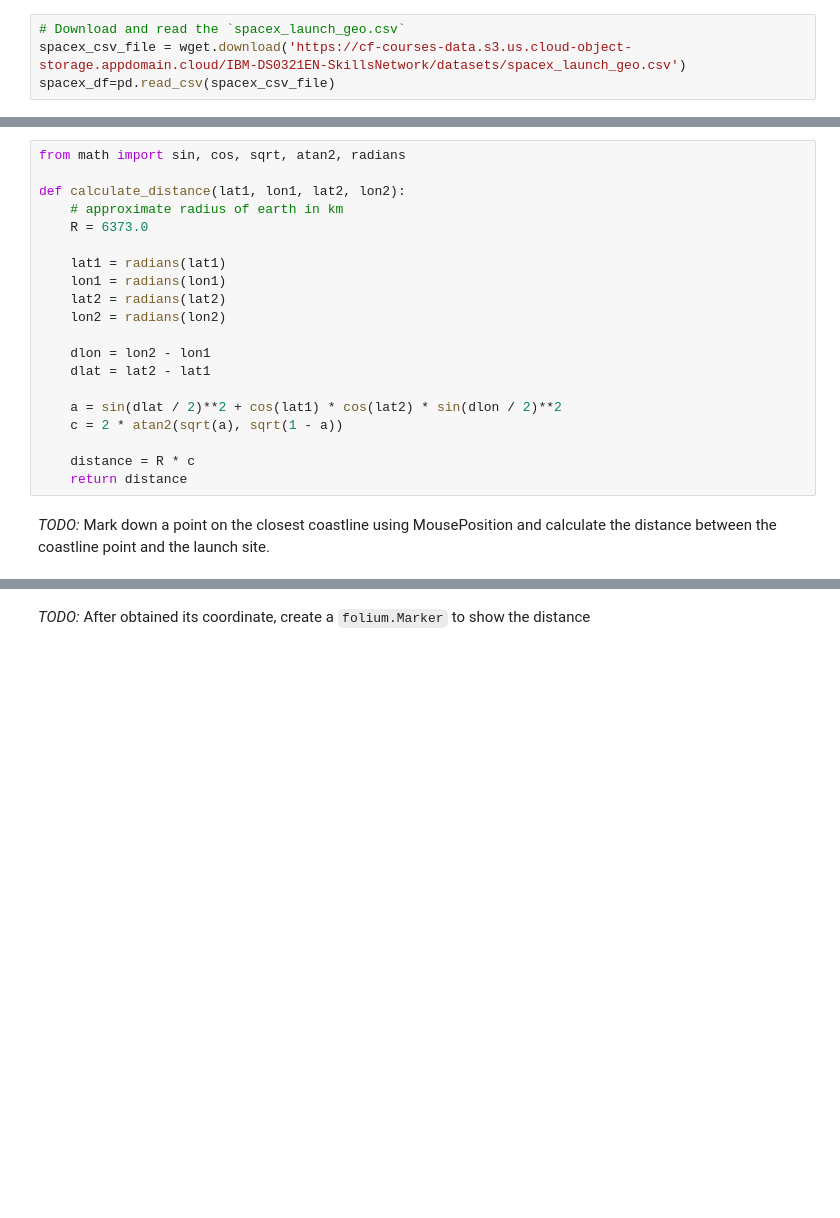
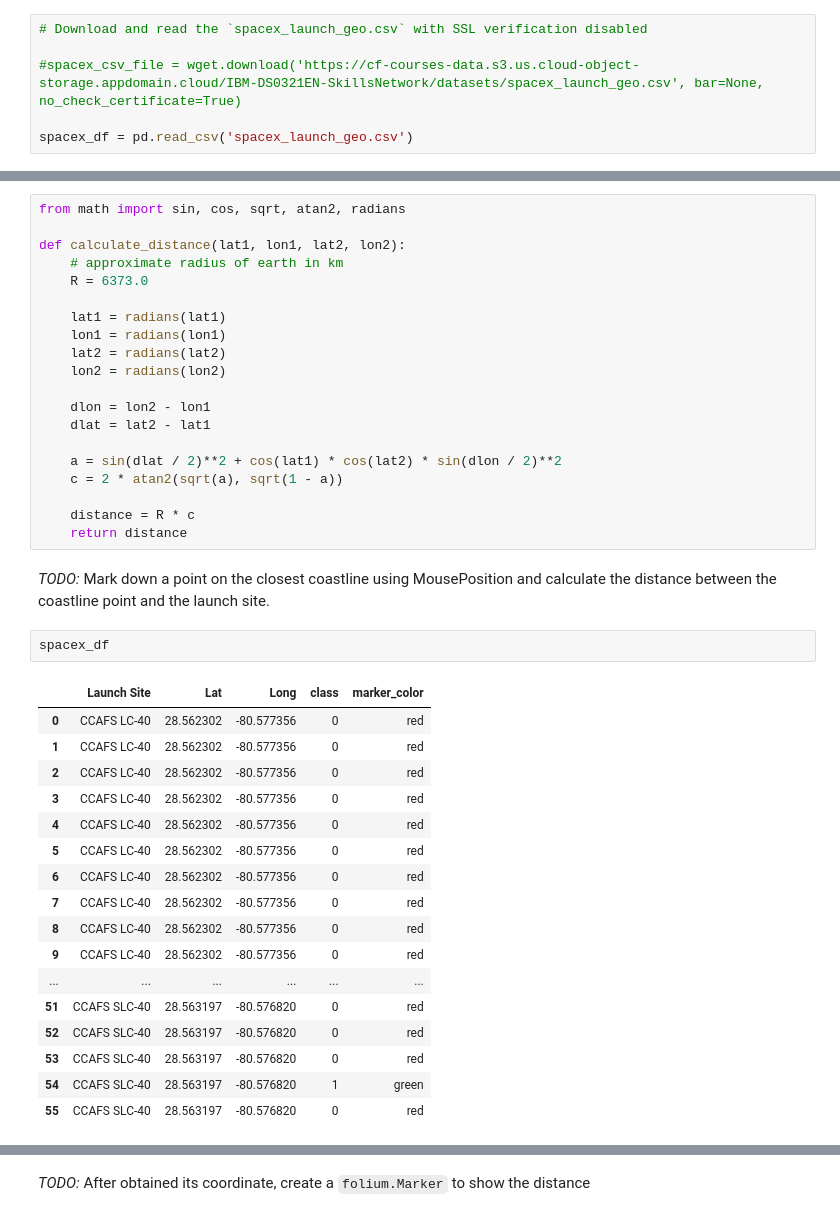
Before and after one commit to MamadyMagass/Applied-Data-Science-Capstone-IBM, a Jupyter notebook: week_3/lab-jupyter-launch-site-location-v2.ipynb, the cells around one changed output, grey strips where cells are left out. Drawn from its saved outputs; the diff is of its cells as text; blank space fills up the shorter version.

```diff
--- a/week_3/lab-jupyter-launch-site-location-v2.ipynb
+++ b/week_3/lab-jupyter-launch-site-location-v2.ipynb
@@ -51,6 +49,8 @@ First, let's try to add each site's location on a map using site's latitude and
 # %% [markdown]
 The following dataset with the name `spacex_launch_geo.csv` is an augmented dataset with latitude and longitude added for each site.
 # %%
-# Download and read the `spacex_launch_geo.csv`
-spacex_csv_file = wget.download('https://cf-courses-data.s3.us.cloud-object-storage.appdomain.cloud/IBM-DS0321EN-SkillsNetwork/datasets/spacex_launch_geo.csv')
-spacex_df=pd.read_csv(spacex_csv_file)
+# Download and read the `spacex_launch_geo.csv` with SSL verification disabled
+
+#spacex_csv_file = wget.download('https://cf-courses-data.s3.us.cloud-object-storage.appdomain.cloud/IBM-DS0321EN-SkillsNetwork/datasets/spacex_launch_geo.csv', bar=None, no_check_certificate=True)
+
+spacex_df = pd.read_csv('spacex_launch_geo.csv')
@@ -227,6 +313,26 @@ def calculate_distance(lat1, lon1, lat2, lon2):
     return distance
 # %% [markdown]
 _TODO:_ Mark down a point on the closest coastline using MousePosition and calculate the distance between the coastline point and the launch site.
+# %%
+spacex_df
+# %% [output]
+|  | Launch Site | Lat | Long | class | marker_color |
+| 0 | CCAFS LC-40 | 28.562302 | -80.577356 | 0 | red |
+| 1 | CCAFS LC-40 | 28.562302 | -80.577356 | 0 | red |
+| 2 | CCAFS LC-40 | 28.562302 | -80.577356 | 0 | red |
+| 3 | CCAFS LC-40 | 28.562302 | -80.577356 | 0 | red |
+| 4 | CCAFS LC-40 | 28.562302 | -80.577356 | 0 | red |
+| 5 | CCAFS LC-40 | 28.562302 | -80.577356 | 0 | red |
+| 6 | CCAFS LC-40 | 28.562302 | -80.577356 | 0 | red |
+| 7 | CCAFS LC-40 | 28.562302 | -80.577356 | 0 | red |
+| 8 | CCAFS LC-40 | 28.562302 | -80.577356 | 0 | red |
+| 9 | CCAFS LC-40 | 28.562302 | -80.577356 | 0 | red |
+| ... | ... | ... | ... | ... | ... |
+| 51 | CCAFS SLC-40 | 28.563197 | -80.576820 | 0 | red |
+| 52 | CCAFS SLC-40 | 28.563197 | -80.576820 | 0 | red |
+| 53 | CCAFS SLC-40 | 28.563197 | -80.576820 | 0 | red |
+| 54 | CCAFS SLC-40 | 28.563197 | -80.576820 | 1 | green |
+| 55 | CCAFS SLC-40 | 28.563197 | -80.576820 | 0 | red |
 # %%
 # find coordinate of the closet coastline
 # e.g.,: Lat: 28.56367  Lon: -80.57163
```
Also changed, not shown: parts of 21 cells of this notebook.
